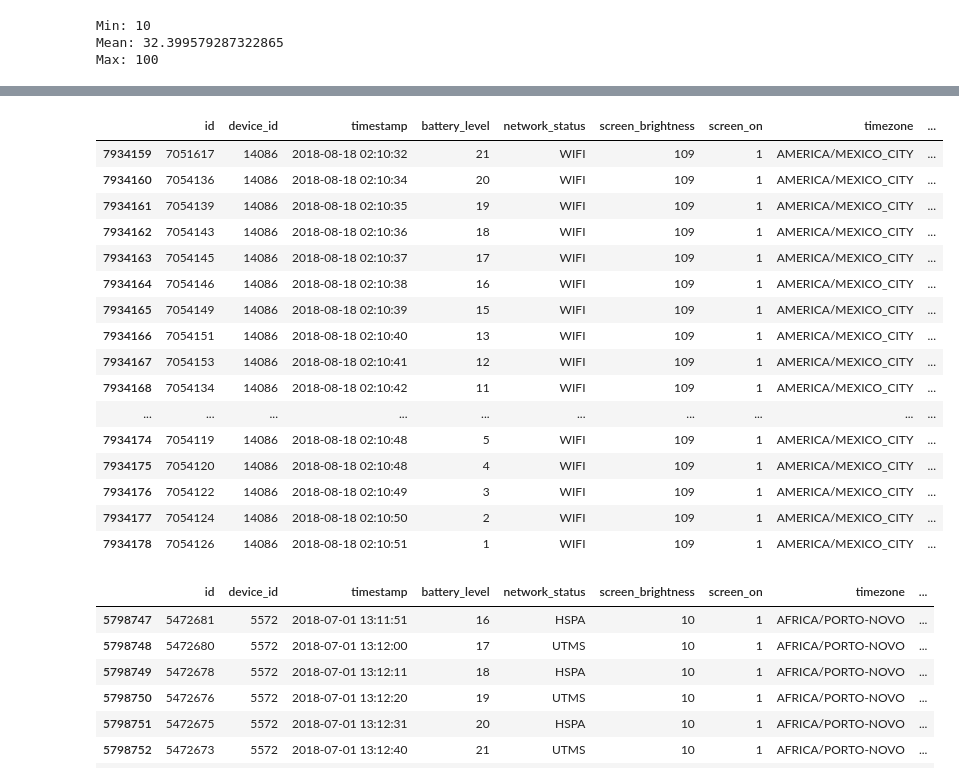
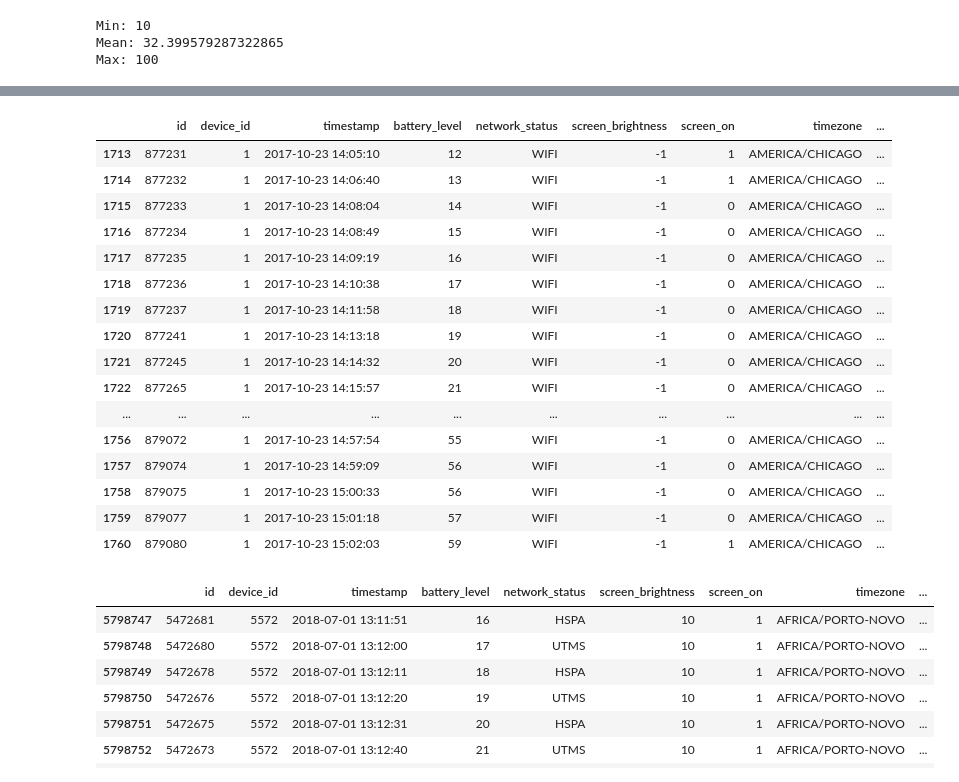
Before and after one commit to greenhub-project/notebooks, a Jupyter notebook: notebooks/CalculatePPM.ipynb, the cells around one changed output, grey strips where cells are left out. Cells and saved outputs as stored; diff of their text form; code cells hidden in the pictures.

```diff
--- a/notebooks/CalculatePPM.ipynb
+++ b/notebooks/CalculatePPM.ipynb
@@ -23,7 +23,7 @@ def load_df(path, columns=None, use_threads=True):
     except Exception as e:
         print(e)
 # %%
-df = load_df('parquet_files/samplesPeriods.parquet')
+df = load_df('1-parquet-files/samplesPeriods.parquet')
 df = downcast(df)
 #df = df.drop(['network_status', 'screen_on', 'boundary'], axis=1)
 # %%
@@ -108,23 +153,23 @@ dfx.to_parquet('datasets/samplesPPM.parquet', compression='none')
 # %%
-dfx.loc[dfx['period'] == 802384]
+dfx.loc[dfx['period'] == 65]
 # %% [output]
 |  | id | device_id | timestamp | battery_level | network_status | screen_brightness | screen_on | timezone | ... |
-| 7934159 | 7051617 | 14086 | 2018-08-18 02:10:32 | 21 | WIFI | 109 | 1 | AMERICA/MEXICO_CITY | ... |
-| 7934160 | 7054136 | 14086 | 2018-08-18 02:10:34 | 20 | WIFI | 109 | 1 | AMERICA/MEXICO_CITY | ... |
-| 7934161 | 7054139 | 14086 | 2018-08-18 02:10:35 | 19 | WIFI | 109 | 1 | AMERICA/MEXICO_CITY | ... |
-| 7934162 | 7054143 | 14086 | 2018-08-18 02:10:36 | 18 | WIFI | 109 | 1 | AMERICA/MEXICO_CITY | ... |
-| 7934163 | 7054145 | 14086 | 2018-08-18 02:10:37 | 17 | WIFI | 109 | 1 | AMERICA/MEXICO_CITY | ... |
-| 7934164 | 7054146 | 14086 | 2018-08-18 02:10:38 | 16 | WIFI | 109 | 1 | AMERICA/MEXICO_CITY | ... |
-| 7934165 | 7054149 | 14086 | 2018-08-18 02:10:39 | 15 | WIFI | 109 | 1 | AMERICA/MEXICO_CITY | ... |
-| 7934166 | 7054151 | 14086 | 2018-08-18 02:10:40 | 13 | WIFI | 109 | 1 | AMERICA/MEXICO_CITY | ... |
-| 7934167 | 7054153 | 14086 | 2018-08-18 02:10:41 | 12 | WIFI | 109 | 1 | AMERICA/MEXICO_CITY | ... |
-| 7934168 | 7054134 | 14086 | 2018-08-18 02:10:42 | 11 | WIFI | 109 | 1 | AMERICA/MEXICO_CITY | ... |
+| 1713 | 877231 | 1 | 2017-10-23 14:05:10 | 12 | WIFI | -1 | 1 | AMERICA/CHICAGO | ... |
+| 1714 | 877232 | 1 | 2017-10-23 14:06:40 | 13 | WIFI | -1 | 1 | AMERICA/CHICAGO | ... |
+| 1715 | 877233 | 1 | 2017-10-23 14:08:04 | 14 | WIFI | -1 | 0 | AMERICA/CHICAGO | ... |
+| 1716 | 877234 | 1 | 2017-10-23 14:08:49 | 15 | WIFI | -1 | 0 | AMERICA/CHICAGO | ... |
+| 1717 | 877235 | 1 | 2017-10-23 14:09:19 | 16 | WIFI | -1 | 0 | AMERICA/CHICAGO | ... |
+| 1718 | 877236 | 1 | 2017-10-23 14:10:38 | 17 | WIFI | -1 | 0 | AMERICA/CHICAGO | ... |
+| 1719 | 877237 | 1 | 2017-10-23 14:11:58 | 18 | WIFI | -1 | 0 | AMERICA/CHICAGO | ... |
+| 1720 | 877241 | 1 | 2017-10-23 14:13:18 | 19 | WIFI | -1 | 0 | AMERICA/CHICAGO | ... |
+| 1721 | 877245 | 1 | 2017-10-23 14:14:32 | 20 | WIFI | -1 | 0 | AMERICA/CHICAGO | ... |
+| 1722 | 877265 | 1 | 2017-10-23 14:15:57 | 21 | WIFI | -1 | 0 | AMERICA/CHICAGO | ... |
 | ... | ... | ... | ... | ... | ... | ... | ... | ... | ... |
-| 7934174 | 7054119 | 14086 | 2018-08-18 02:10:48 | 5 | WIFI | 109 | 1 | AMERICA/MEXICO_CITY | ... |
-| 7934175 | 7054120 | 14086 | 2018-08-18 02:10:48 | 4 | WIFI | 109 | 1 | AMERICA/MEXICO_CITY | ... |
-| 7934176 | 7054122 | 14086 | 2018-08-18 02:10:49 | 3 | WIFI | 109 | 1 | AMERICA/MEXICO_CITY | ... |
-| 7934177 | 7054124 | 14086 | 2018-08-18 02:10:50 | 2 | WIFI | 109 | 1 | AMERICA/MEXICO_CITY | ... |
-| 7934178 | 7054126 | 14086 | 2018-08-18 02:10:51 | 1 | WIFI | 109 | 1 | AMERICA/MEXICO_CITY | ... |
+| 1756 | 879072 | 1 | 2017-10-23 14:57:54 | 55 | WIFI | -1 | 0 | AMERICA/CHICAGO | ... |
+| 1757 | 879074 | 1 | 2017-10-23 14:59:09 | 56 | WIFI | -1 | 0 | AMERICA/CHICAGO | ... |
+| 1758 | 879075 | 1 | 2017-10-23 15:00:33 | 56 | WIFI | -1 | 0 | AMERICA/CHICAGO | ... |
+| 1759 | 879077 | 1 | 2017-10-23 15:01:18 | 57 | WIFI | -1 | 0 | AMERICA/CHICAGO | ... |
+| 1760 | 879080 | 1 | 2017-10-23 15:02:03 | 59 | WIFI | -1 | 1 | AMERICA/CHICAGO | ... |
 # %%
 dfx.loc[dfx['period'] == 565256]
 # %% [output]
```
Also changed, not shown: parts of 11 cells of this notebook, 17 other files.
